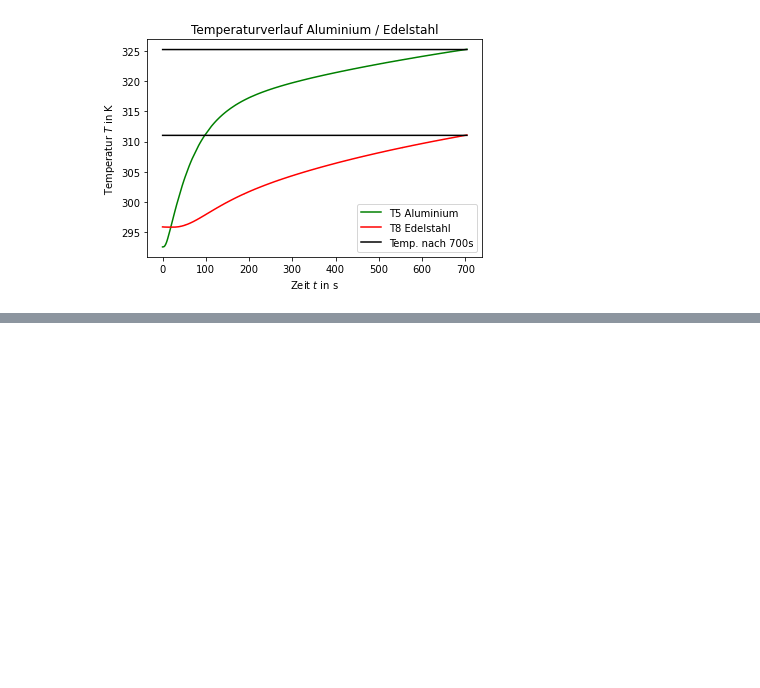
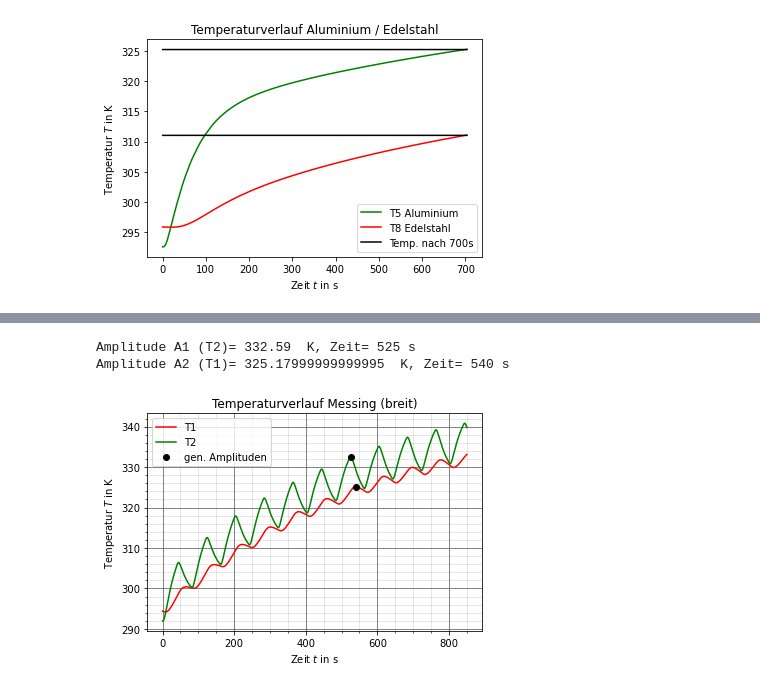
Before and after one commit to JackDO1998/Praktikum, a Jupyter notebook: waermeleitung/relaxationsverhalten.ipynb, the cells around one changed output, grey strips where cells are left out. Saved outputs shown, nothing was run; the diff lists cells and outputs as text; code cells hidden in the pictures; blank space fills up the shorter version.

```diff
--- a/waermeleitung/relaxationsverhalten.ipynb
+++ b/waermeleitung/relaxationsverhalten.ipynb
@@ -38,8 +38,8 @@ T37r=np.genfromtxt('GLXportRun1_3.dat', usecols=(7))
 T38r=np.genfromtxt('GLXportRun1_3.dat', usecols=(8))
 
 t1=np.arange(0,(len(T11r)/5),0.2)
-t2=np.arange(0,len(T31r),1)
-t3=np.arange(0,(len(T51r)/2),0.5)
+t2=np.arange(0,len(T21r),1)
+t3=np.arange(0,(len(T31r)/2),0.5)
 # %%
 # Umrechnung in Kelvin
 a=0
@@ -143,0 +233,47 @@ plt.savefig('stataluedel.pdf')
+# %%
+#Dynamisch Messing breit
+#Amplituden finden
+e=500
+g=500
+obereG=560
+p=400
+obereH=450
+while e < obereG:
+    if T21[e]>T21[e-1]:
+        f=e
+        e=e+1
+    else:
+        e=e+1
+
+while g < obereG:
+    if T22[g]>T22[g-1]:
+        h=g
+        g=g+1
+    else:
+        g=g+1
+
+while p < obereH:
+    if T22[p]>T22[p-1]:
+        icks=p
+        p=p+1
+    else:
+        p=p+1
+#Plot
+plt.plot(t2,T21,'r-',label='T1')
+plt.plot(t2,T22,'g-',label='T2')
+plt.grid(b=True, which='major', color='#666666', linestyle='-')
+plt.minorticks_on()
+plt.grid(b=True, which='minor', color='#666666', linestyle='-', alpha=0.2)
+plt.plot(t2[f],T21[f],'ko',label='gen. Amplituden')
+plt.plot(t2[h],T22[h],'ko')
+plt.title('Temperaturverlauf Messing (breit)')
+plt.xlabel('Zeit $t$ in s')
+plt.ylabel('Temperatur $T$ in K')
+plt.legend(loc='best')
+plt.savefig('wellemessing.pdf')
+print('Amplitude A1 (T2)=',T22[h],' K, Zeit=',t2[h],'s')
+print('Amplitude A2 (T1)=',T21[f],' K, Zeit=',t2[f],'s')
+# %% [output]
+Amplitude A1 (T2)= 332.59  K, Zeit= 525 s
+Amplitude A2 (T1)= 325.17999999999995  K, Zeit= 540 s
+[figure, added]
```
Also changed, not shown: parts of 22 cells of this notebook, 13 other files.
